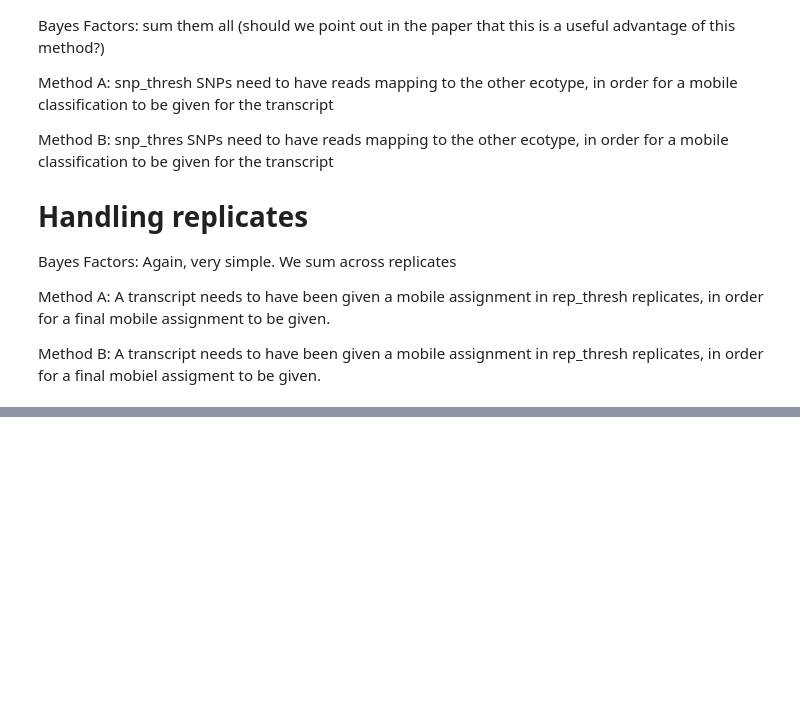
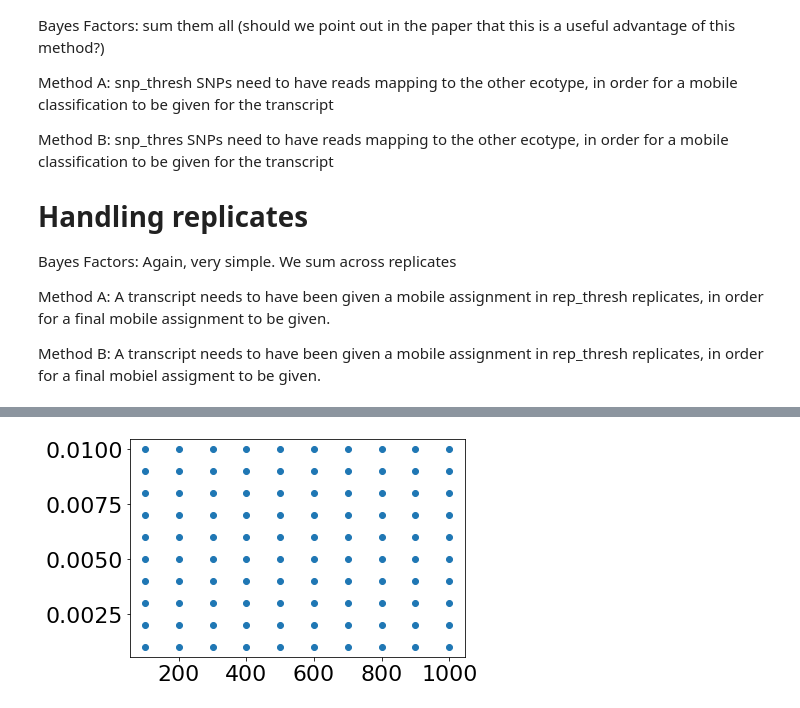
Before and after one commit to mtomtom/baymobil, a Jupyter notebook: create_figures.ipynb, the cells around one changed output, grey strips where cells are left out. Saved outputs shown, nothing was run; the diff lists cells and outputs as text; code cells hidden in the pictures; blank space fills up the shorter version.

```diff
--- a/create_figures.ipynb
+++ b/create_figures.ipynb
@@ -119,0 +142,26 @@ print(results)
+# %%
+import pandas as pd
+df = pd.read_csv("SNP_wise_values.csv")
+df = df[df["N"]!=1500]
+## Group by transcript
+print(df)
+
+df_transcript = df.groupby(["transcript","N","q"]).sum().reset_index()
+print(df_transcript)
+
+## Calculate TP, TN, FP, FN
+df_transcript["TP"] = 0
+df_transcript["TN"] = 0
+df_transcript["FP"] = 0
+df_transcript["FN"] = 0
+
+df_transcript.loc[(df_transcript.mobile > 0) & (df_transcript.log10BF>=1),"TP"] = 1
+df_transcript.loc[(df_transcript.mobile == 0) & (df_transcript.log10BF<1),"TN"] = 1
+df_transcript.loc[(df_transcript.mobile == 0) & (df_transcript.log10BF>=1),"FP"] = 1
+df_transcript.loc[(df_transcript.mobile > 0) & (df_transcript.log10BF<1),"FN"] = 1
+
+print(df_transcript)
+
+final_results = df_transcript.groupby(["N","q"]).sum()[["TP","TN","FP","FN"]].reset_index()
+
+print(final_results)
@@ -119,0 +443,5 @@ print(results)
+# %%
+plt.scatter(final_results["N"],final_results["q"])
+plt.show()
+# %% [output]
+[figure, added]
```
Also changed, not shown: parts of 20 cells of this notebook, 37 other files.
